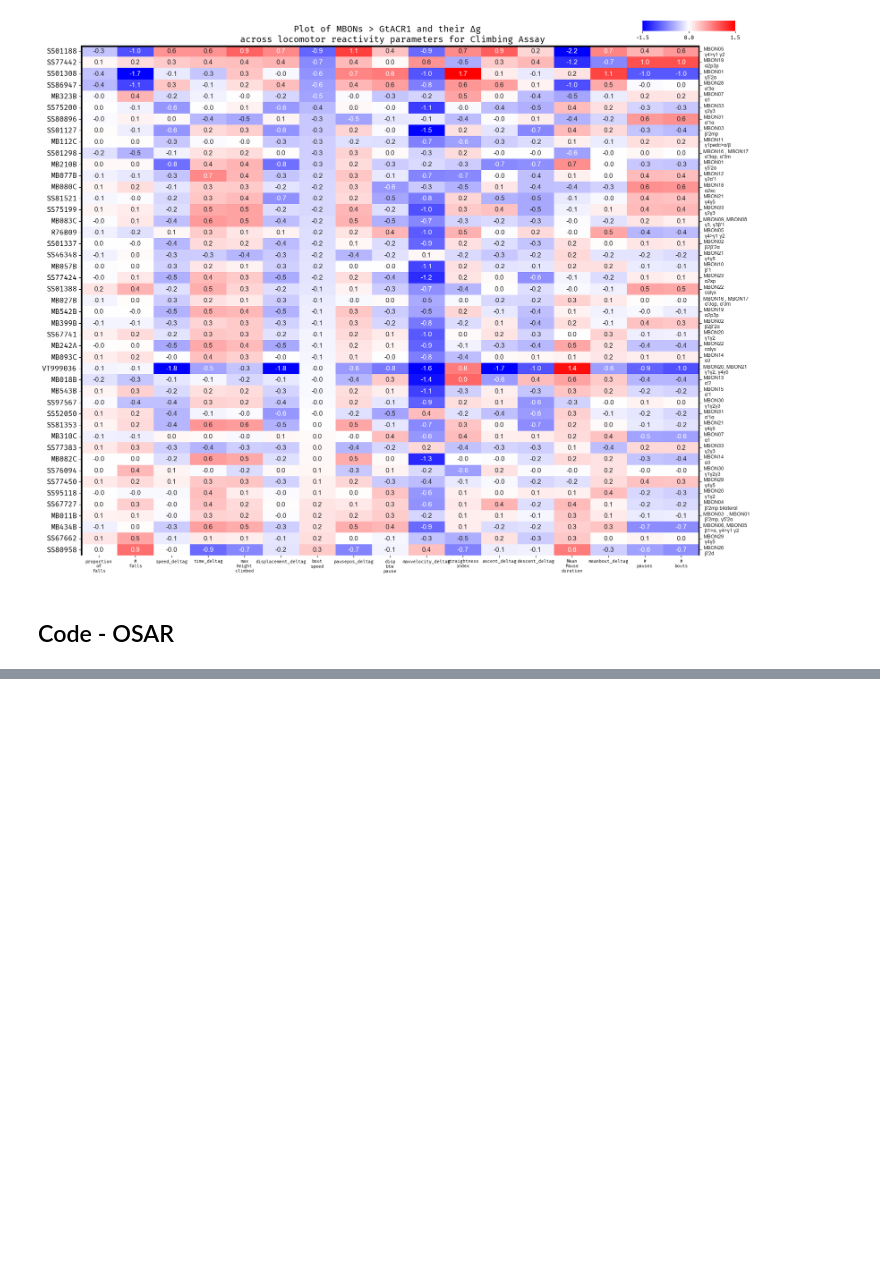
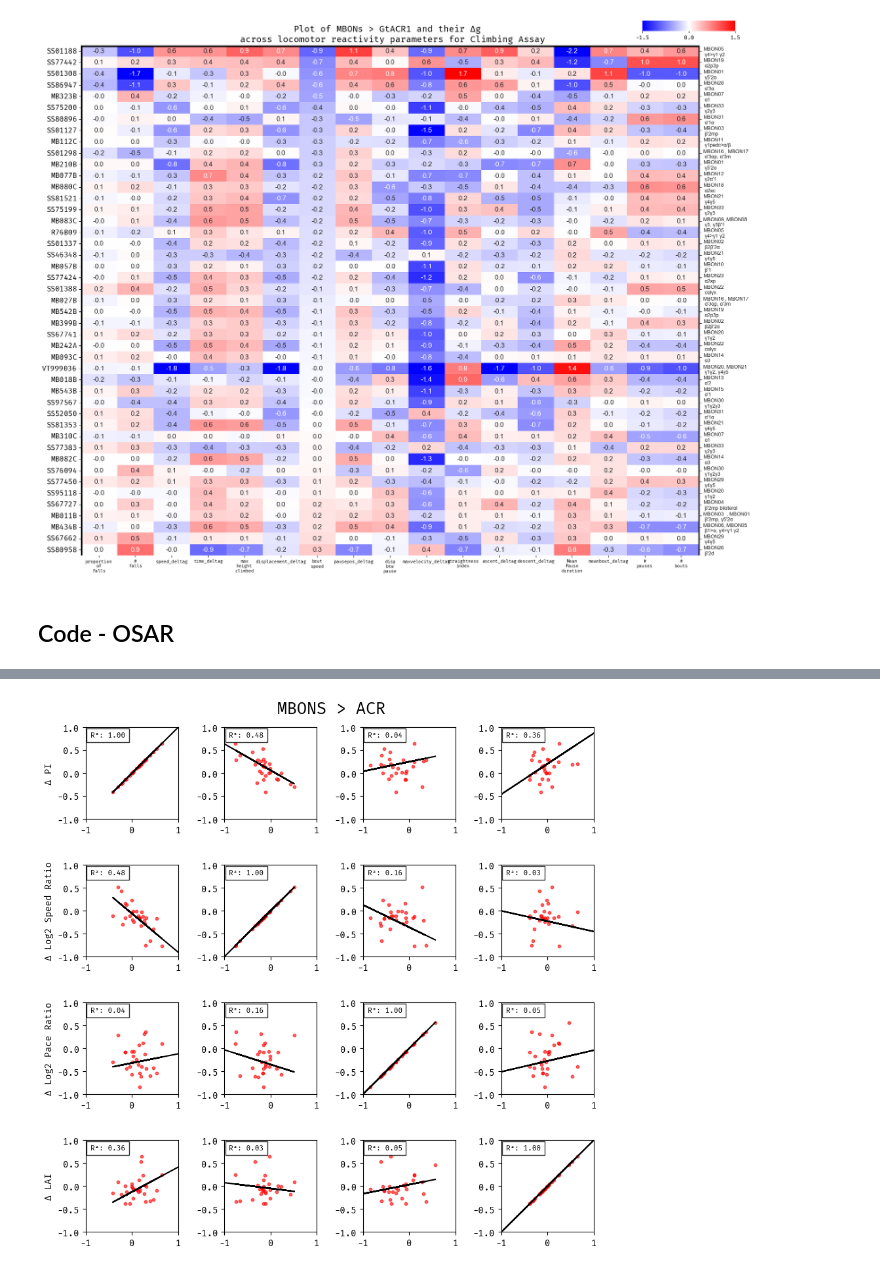
Before and after one commit to lnicole08/OSAR-Nicole-version, a Jupyter notebook: Falling-OSAR classification.ipynb, the cells around one changed output, grey strips where cells are left out. Cells and saved outputs as stored; diff of their text form; code cells hidden in the pictures; blank space fills up the shorter version.

```diff
--- a/Falling-OSAR classification.ipynb
+++ b/Falling-OSAR classification.ipynb
@@ -615,0 +629,44 @@ plt.show()
+# %%
+# Create a figure and axis grid
+from scipy.stats import linregress, pearsonr, t
+
+fig, axes = plt.subplots(4, 4, figsize=(10, 10), gridspec_kw={'wspace': 0.5, 'hspace': 0.5})
+
+df_linreg = PCAdf
+
+# Plot scatter plots for every combination of metrics
+for i in range(len(df_linreg.columns)):
+    for j in range(len(df_linreg.columns)):
+        ax = axes[i, j]
+        x = df_linreg.iloc[:, j]
+        y = df_linreg.iloc[:, i]
+        ax.scatter(x, y, alpha=0.6, c = "r", s=10)  # Scatter plot
+
+        # Perform linear regression
+        slope, intercept, r_value, p_value, std_err = linregress(x, y)
+
+        # Add line of best fit
+        ax.plot(x, slope * x + intercept, color='black')  # Regression line
+
+        # Annotate with R² value
+        ax.text(0.05, 0.95, f"R²: {r_value**2:.2f}",
+                transform=ax.transAxes, fontsize=8, verticalalignment='top',
+                bbox=dict(facecolor='white', alpha=0.8))
+
+        # Set axis labels
+        if i == 8:  # Add x-axis labels only for the bottom row
+            ax.set_xlabel(df_linreg.columns[j])
+        if j == 0:  # Add y-axis labels only for the first column
+            ax.set_ylabel(df_linreg.columns[i])
+
+        ax.set_xlim([-1, 1])
+        ax.set_ylim([-1, 1])
+# Remove empty space between subplots
+plt.tight_layout()
+
+fig.suptitle("MBONS > " + responder, fontsize = 18, y = 0.92)
+
+# Show the plot
+plt.show()
+# %% [output]
+[figure, added]
```
Also changed, not shown: parts of 15 cells of this notebook.
